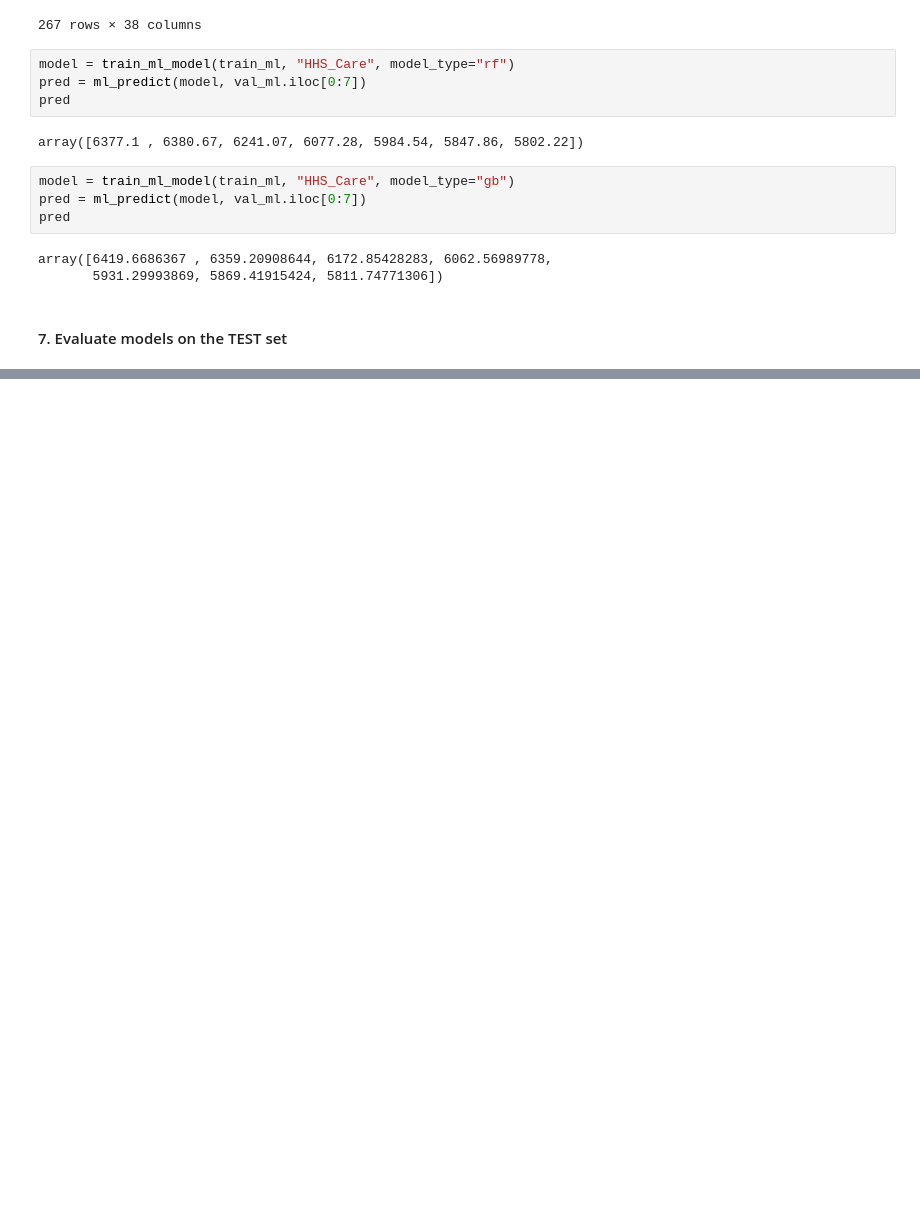
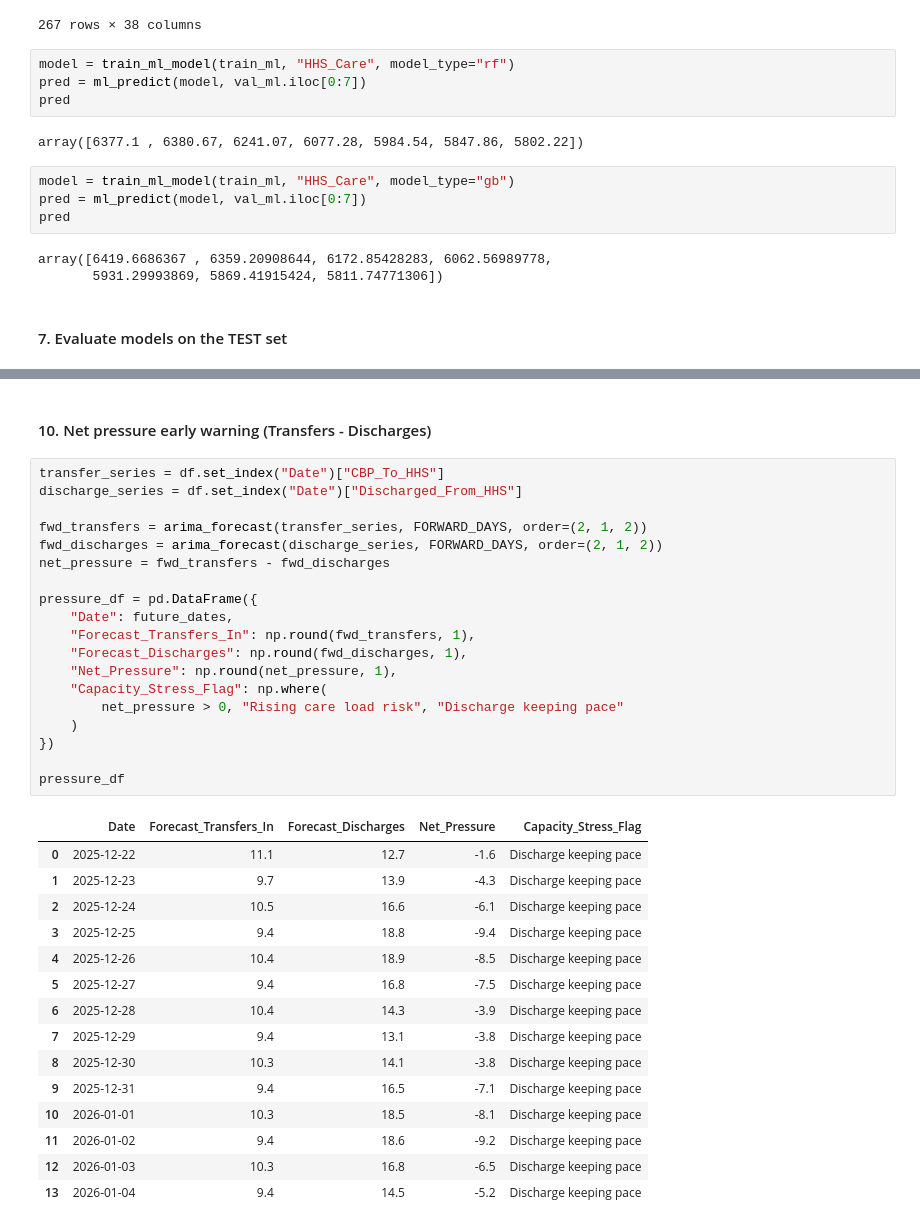
Before and after one commit to amithvardhan99/resume-projects, a Jupyter notebook: Predictive Forecasting of Care Load & Placement Demand/notebook-1.ipynb, the cells around one changed output, grey strips where cells are left out. Saved outputs shown, nothing was run; the diff lists cells and outputs as text; blank space fills up the shorter version.

```diff
--- a/Predictive Forecasting of Care Load & Placement Demand/notebook-1.ipynb
+++ b/Predictive Forecasting of Care Load & Placement Demand/notebook-1.ipynb
@@ -268,0 +434,37 @@ array([6419.6686367 , 6359.20908644, 6172.85428283, 6062.56989778,
+# %% [markdown]
+#### 10. Net pressure early warning (Transfers - Discharges)
+# %%
+transfer_series = df.set_index("Date")["CBP_To_HHS"]
+discharge_series = df.set_index("Date")["Discharged_From_HHS"]
+
+fwd_transfers = arima_forecast(transfer_series, FORWARD_DAYS, order=(2, 1, 2))
+fwd_discharges = arima_forecast(discharge_series, FORWARD_DAYS, order=(2, 1, 2))
+net_pressure = fwd_transfers - fwd_discharges
+
+pressure_df = pd.DataFrame({
+    "Date": future_dates,
+    "Forecast_Transfers_In": np.round(fwd_transfers, 1),
+    "Forecast_Discharges": np.round(fwd_discharges, 1),
+    "Net_Pressure": np.round(net_pressure, 1),
+    "Capacity_Stress_Flag": np.where(
+        net_pressure > 0, "Rising care load risk", "Discharge keeping pace"
+    )
+})
+
+pressure_df
+# %% [output]
+|  | Date | Forecast_Transfers_In | Forecast_Discharges | Net_Pressure | Capacity_Stress_Flag |
+| 0 | 2025-12-22 | 11.1 | 12.7 | -1.6 | Discharge keeping pace |
+| 1 | 2025-12-23 | 9.7 | 13.9 | -4.3 | Discharge keeping pace |
+| 2 | 2025-12-24 | 10.5 | 16.6 | -6.1 | Discharge keeping pace |
+| 3 | 2025-12-25 | 9.4 | 18.8 | -9.4 | Discharge keeping pace |
+| 4 | 2025-12-26 | 10.4 | 18.9 | -8.5 | Discharge keeping pace |
+| 5 | 2025-12-27 | 9.4 | 16.8 | -7.5 | Discharge keeping pace |
+| 6 | 2025-12-28 | 10.4 | 14.3 | -3.9 | Discharge keeping pace |
+| 7 | 2025-12-29 | 9.4 | 13.1 | -3.8 | Discharge keeping pace |
+| 8 | 2025-12-30 | 10.3 | 14.1 | -3.8 | Discharge keeping pace |
+| 9 | 2025-12-31 | 9.4 | 16.5 | -7.1 | Discharge keeping pace |
+| 10 | 2026-01-01 | 10.3 | 18.5 | -8.1 | Discharge keeping pace |
+| 11 | 2026-01-02 | 9.4 | 18.6 | -9.2 | Discharge keeping pace |
+| 12 | 2026-01-03 | 10.3 | 16.8 | -6.5 | Discharge keeping pace |
+| 13 | 2026-01-04 | 9.4 | 14.5 | -5.2 | Discharge keeping pace |
```
Also changed, not shown: parts of 10 cells of this notebook.
